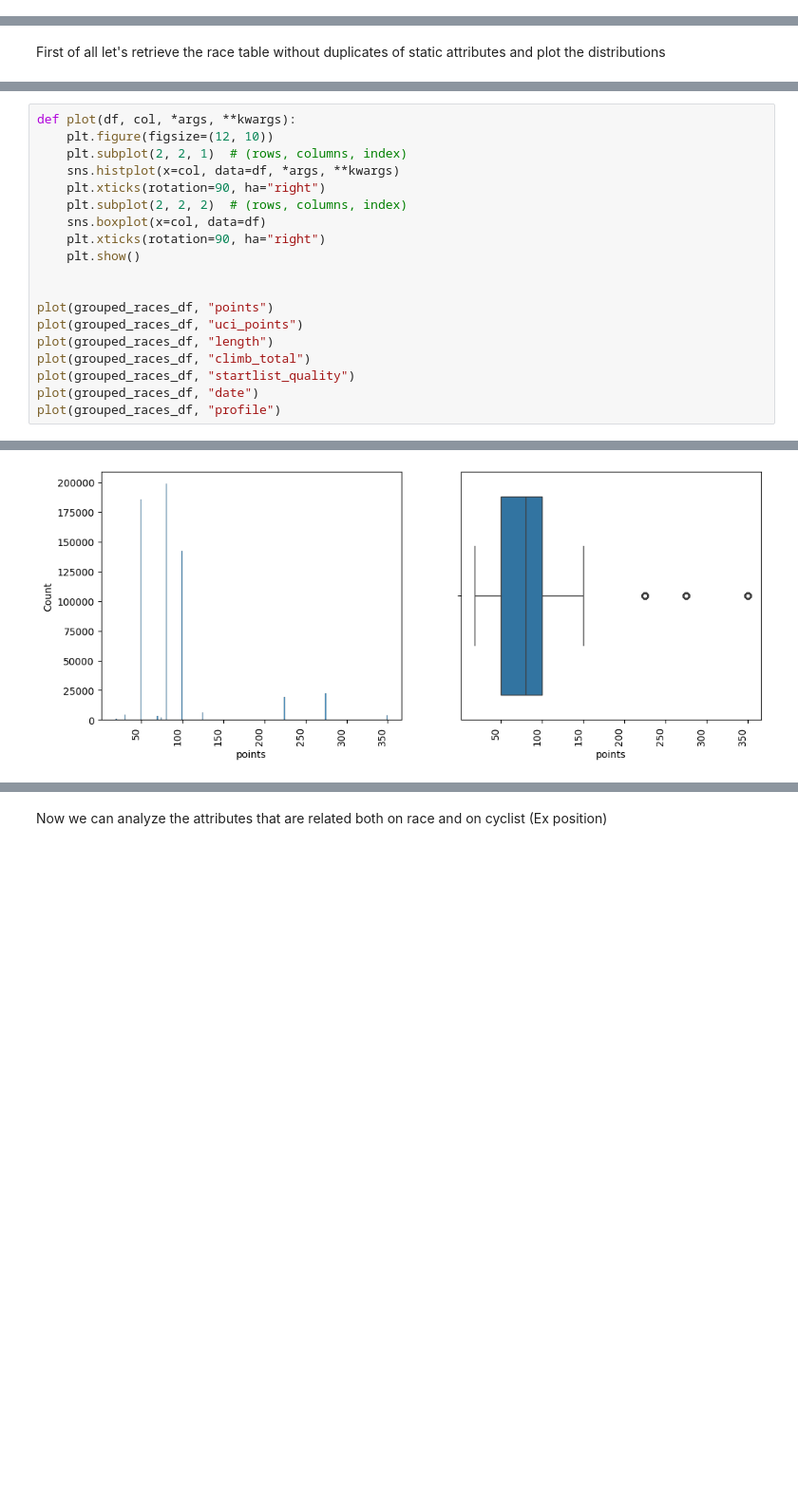
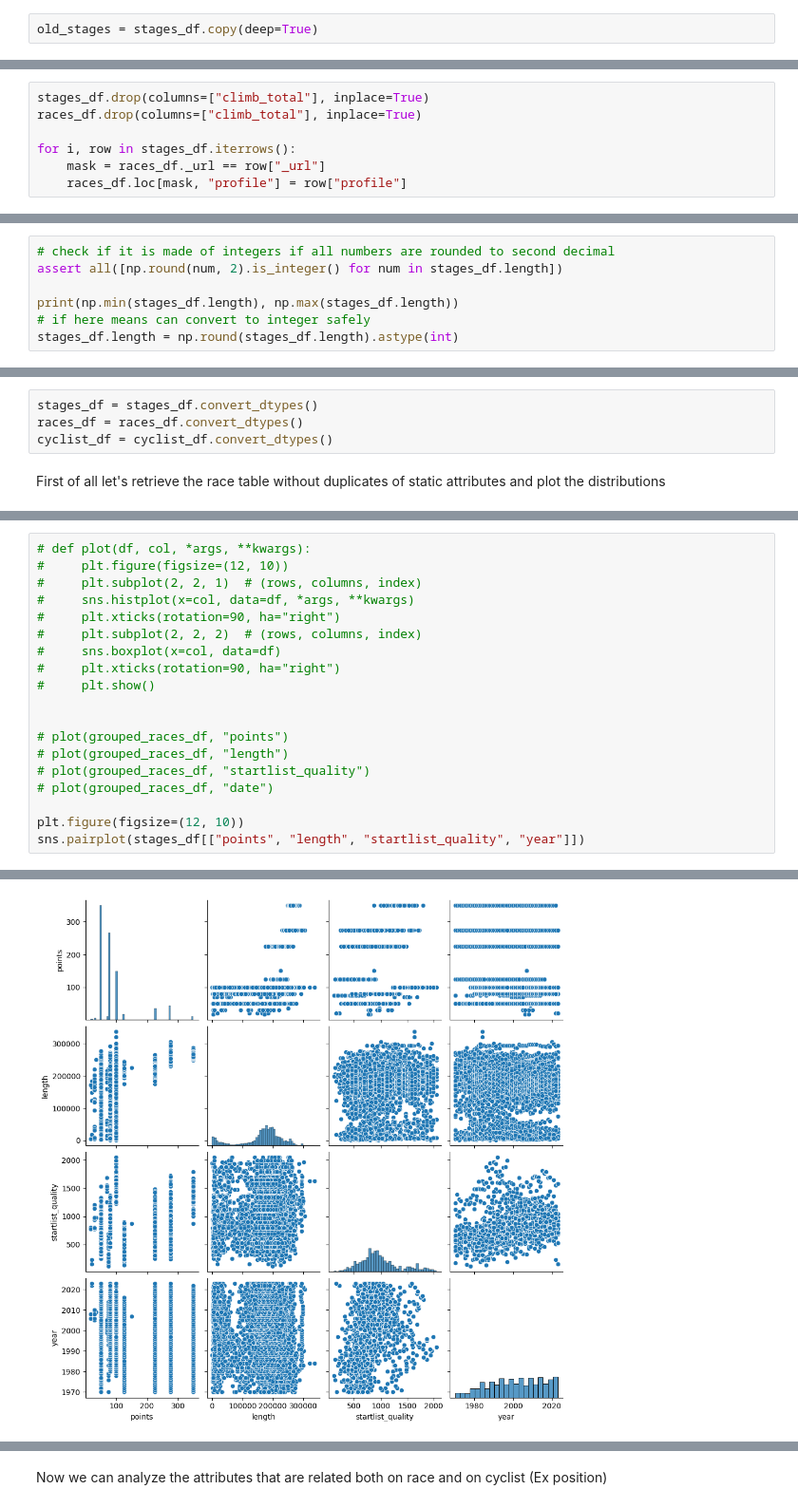
Before and after one commit to DiVitoTommaso/Cyclists-Races_Data-Mining, a Jupyter notebook: Data Mining.ipynb, the cells around one changed output, grey strips where cells are left out. Shown at 95% size. Saved outputs shown, nothing was run; the diff lists cells and outputs as text; blank space fills up the shorter version.

```diff
--- a/Data Mining.ipynb
+++ b/Data Mining.ipynb
@@ -434,3 +604,5 @@ sns.histplot(
 [figure]
 # %% [markdown]
 Look at correlation between the two
+# %%
+old_stages = stages_df.copy(deep=True)
@@ -526,3 +704,10 @@ plt.show()
+# %%
+stages_df.drop(columns=["climb_total"], inplace=True)
+races_df.drop(columns=["climb_total"], inplace=True)
+
+for i, row in stages_df.iterrows():
+    mask = races_df._url == row["_url"]
+    races_df.loc[mask, "profile"] = row["profile"]
 # %% [markdown]
 ### Look startlist quality
 # %% [markdown]
@@ -542,0 +758,7 @@ array([1241,  821, 1699,  804, 1551,  899,  659,  388,  900,  541,  830,
+# %%
+# check if it is made of integers if all numbers are rounded to second decimal
+assert all([np.round(num, 2).is_integer() for num in stages_df.length])
+
+print(np.min(stages_df.length), np.max(stages_df.length))
+# if here means can convert to integer safely
+stages_df.length = np.round(stages_df.length).astype(int)
@@ -695,5 +919,9 @@ To analyze the distribution the distribution we need to work on merged table but
 - **Cyclists table** is already ready.
 - **Races table** is not ready. we need to group by race to analyze the attribute relative to a race.
 - **Merged table** is not ready. we need to throw away columns relative to a single race (static attributes).
+# %%
+stages_df = stages_df.convert_dtypes()
+races_df = races_df.convert_dtypes()
+cyclist_df = cyclist_df.convert_dtypes()
 # %% [markdown]
 First of all let's retrieve the race table without duplicates of static attributes and plot the distributions
@@ -718,20 +1004,20 @@ grouped_races_df = races_df.groupby(
 # %%
-def plot(df, col, *args, **kwargs):
-    plt.figure(figsize=(12, 10))
-    plt.subplot(2, 2, 1)  # (rows, columns, index)
-    sns.histplot(x=col, data=df, *args, **kwargs)
-    plt.xticks(rotation=90, ha="right")
-    plt.subplot(2, 2, 2)  # (rows, columns, index)
-    sns.boxplot(x=col, data=df)
-    plt.xticks(rotation=90, ha="right")
-    plt.show()
+# def plot(df, col, *args, **kwargs):
+#     plt.figure(figsize=(12, 10))
+#     plt.subplot(2, 2, 1)  # (rows, columns, index)
+#     sns.histplot(x=col, data=df, *args, **kwargs)
+#     plt.xticks(rotation=90, ha="right")
+#     plt.subplot(2, 2, 2)  # (rows, columns, index)
+#     sns.boxplot(x=col, data=df)
+#     plt.xticks(rotation=90, ha="right")
+#     plt.show()
 
 
-plot(grouped_races_df, "points")
-plot(grouped_races_df, "uci_points")
-plot(grouped_races_df, "length")
-plot(grouped_races_df, "climb_total")
-plot(grouped_races_df, "startlist_quality")
-plot(grouped_races_df, "date")
-plot(grouped_races_df, "profile")
+# plot(grouped_races_df, "points")
+# plot(grouped_races_df, "length")
+# plot(grouped_races_df, "startlist_quality")
+# plot(grouped_races_df, "date")
+
+plt.figure(figsize=(12, 10))
+sns.pairplot(stages_df[["points", "length", "startlist_quality", "year"]])
 # %% [output]
@@ -738 +1026 @@ plot(grouped_races_df, "profile")
-[figure, old version]
+[figure, new version]
```
Also changed, not shown: parts of 71 cells of this notebook, 3 other files.
